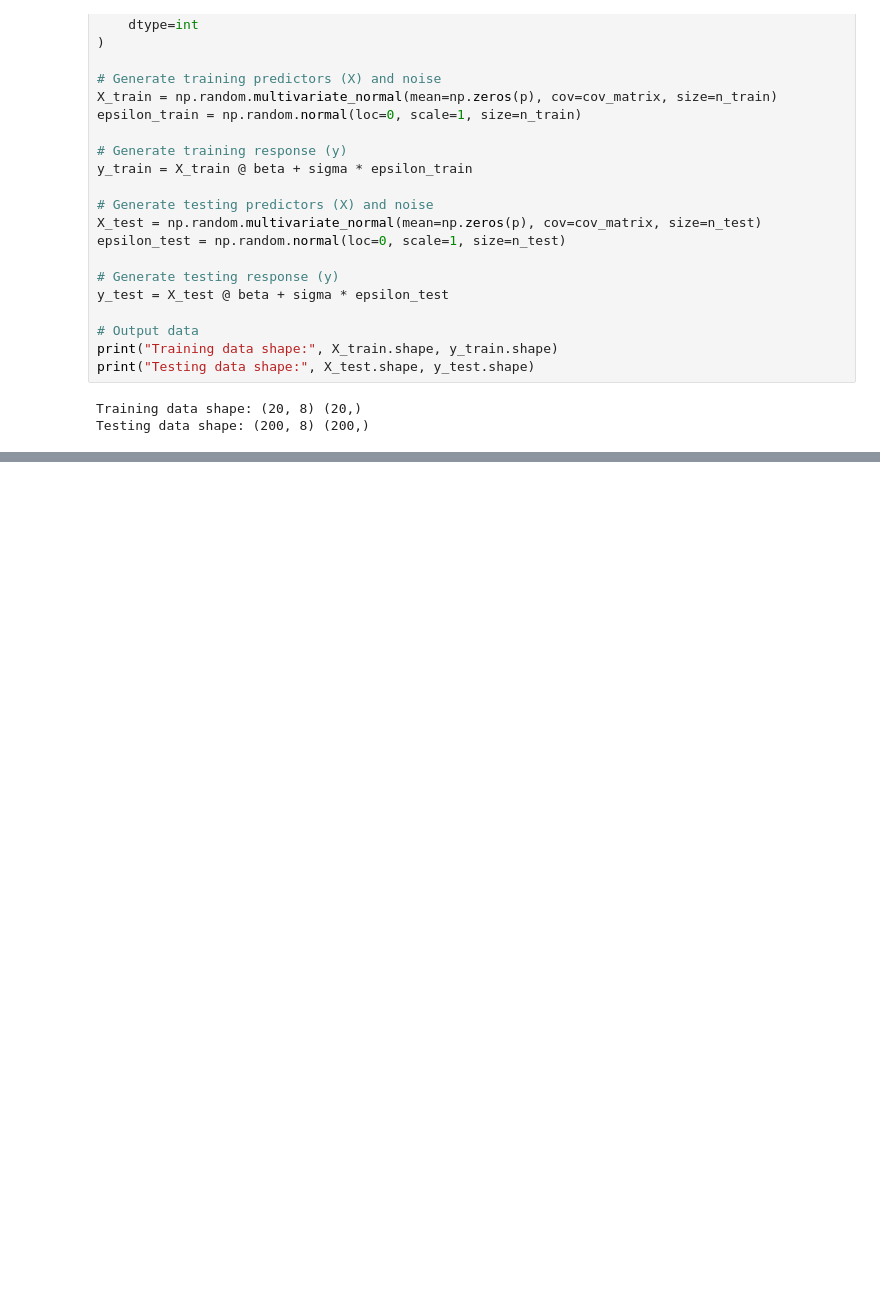
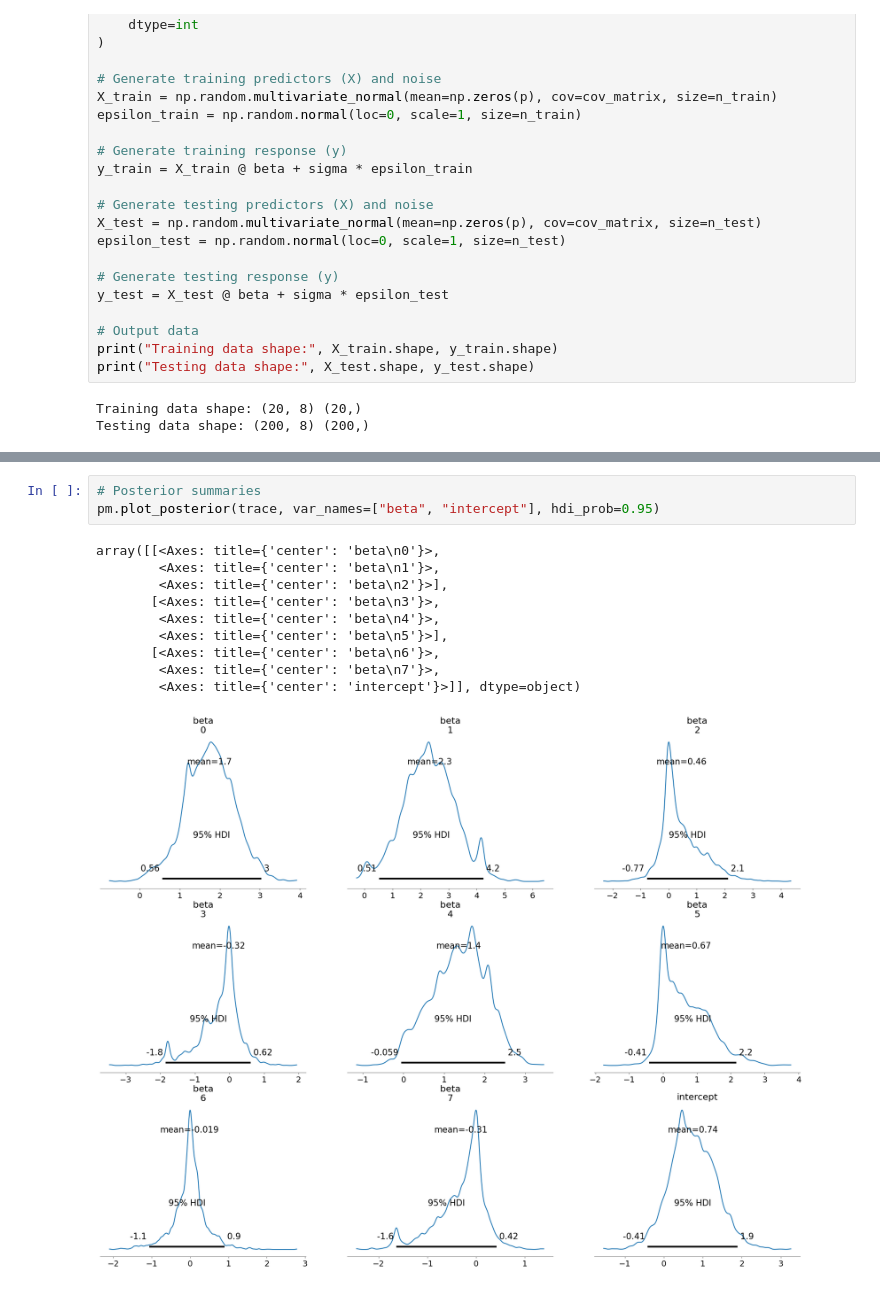
Before and after one commit to marie678/Bayesian_Lasso, a Jupyter notebook: simulations.ipynb, the cells around one changed output, grey strips where cells are left out. Drawn from its saved outputs; the diff is of its cells as text; blank space fills up the shorter version.

```diff
--- a/simulations.ipynb
+++ b/simulations.ipynb
@@ -81,0 +181,14 @@ print(lr.coef_)
+# %%
+# Posterior summaries
+pm.plot_posterior(trace, var_names=["beta", "intercept"], hdi_prob=0.95)
+# %% [output]
+array([[<Axes: title={'center': 'beta\n0'}>,
+        <Axes: title={'center': 'beta\n1'}>,
+        <Axes: title={'center': 'beta\n2'}>],
+       [<Axes: title={'center': 'beta\n3'}>,
+        <Axes: title={'center': 'beta\n4'}>,
+        <Axes: title={'center': 'beta\n5'}>],
+       [<Axes: title={'center': 'beta\n6'}>,
+        <Axes: title={'center': 'beta\n7'}>,
+        <Axes: title={'center': 'intercept'}>]], dtype=object)
+[figure, added]
```
Also changed, not shown: parts of 11 cells of this notebook.
